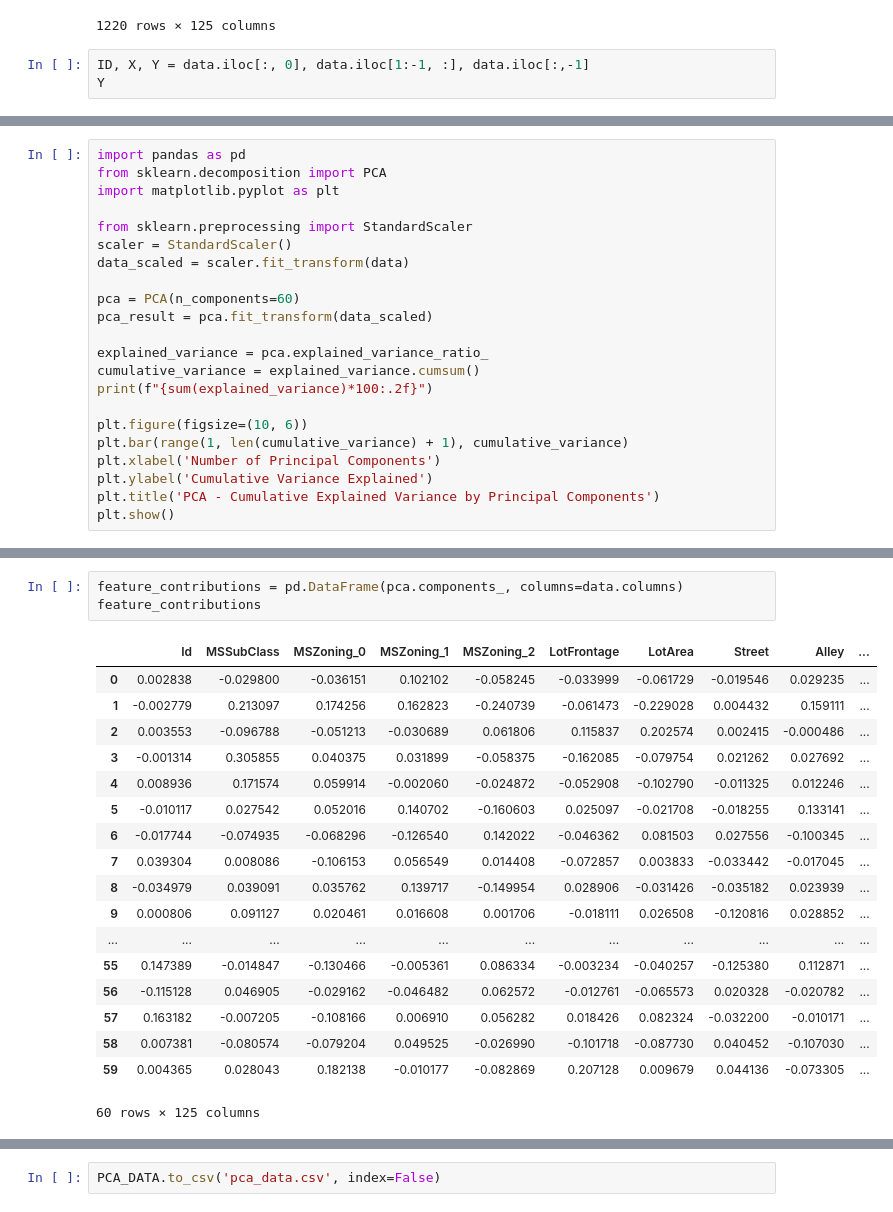
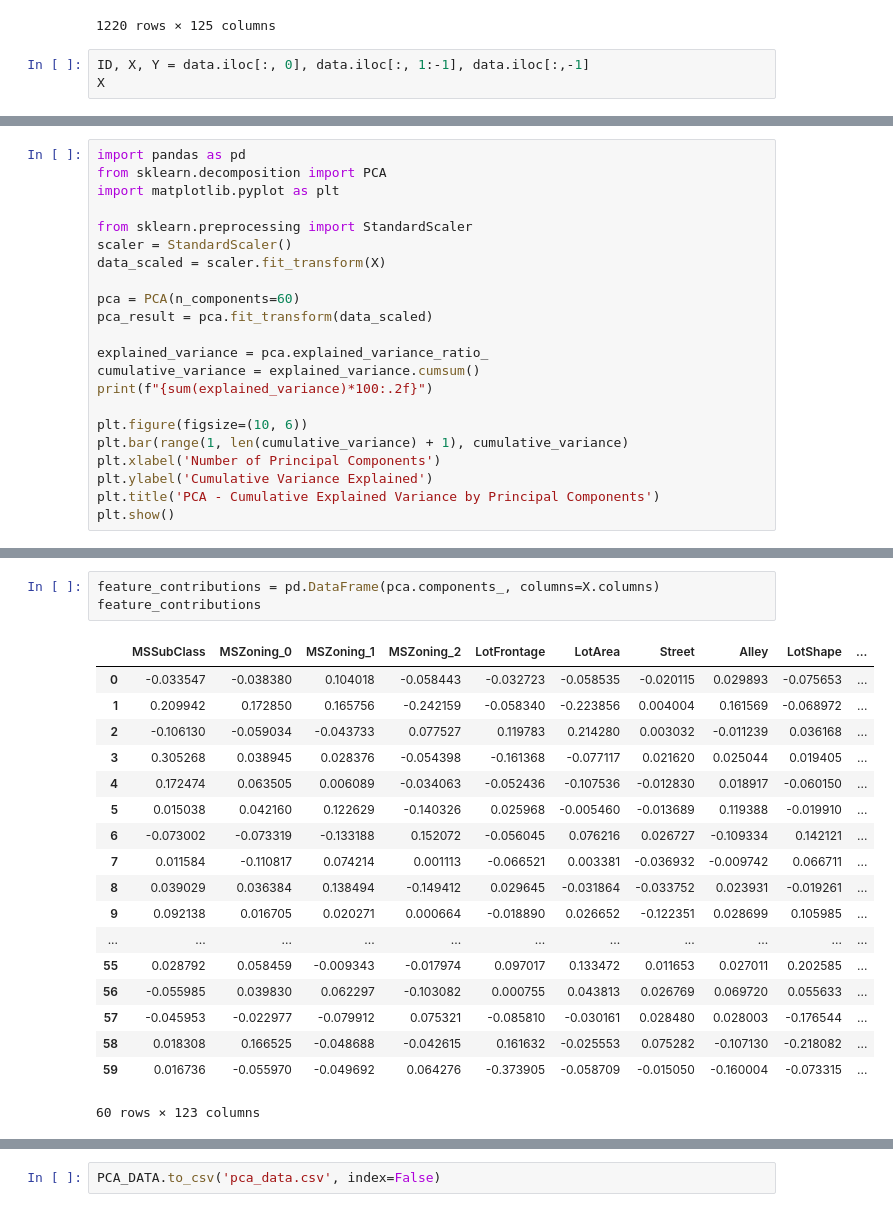
Before and after one commit to zetatiabdelhakim/Housing-Prices, a Jupyter notebook: data_visualisation.ipynb, the cells around one changed output, grey strips where cells are left out. Saved outputs shown, nothing was run; the diff lists cells and outputs as text.

```diff
--- a/data_visualisation.ipynb
+++ b/data_visualisation.ipynb
@@ -17,6 +17,6 @@ data
 | 1219 | 1460 | 20 | 0 | 0 | 1 | 75.0 | 9937 | 1 | 0 | ... |
 1220 rows × 125 columns
 # %%
-ID, X, Y = data.iloc[:, 0], data.iloc[1:-1, :], data.iloc[:,-1]
-Y
+ID, X, Y = data.iloc[:, 0], data.iloc[:, 1:-1], data.iloc[:,-1]
+X
 # %% [output]
@@ -74,7 +75,7 @@ import matplotlib.pyplot as plt
 
 from sklearn.preprocessing import StandardScaler
 scaler = StandardScaler()
-data_scaled = scaler.fit_transform(data)
+data_scaled = scaler.fit_transform(X)
 
 pca = PCA(n_components=60)
 pca_result = pca.fit_transform(data_scaled)
@@ -94,26 +95,26 @@ plt.show()
 [figure]
 # %%
-feature_contributions = pd.DataFrame(pca.components_, columns=data.columns)
+feature_contributions = pd.DataFrame(pca.components_, columns=X.columns)
 feature_contributions
 # %% [output]
-|  | Id | MSSubClass | MSZoning_0 | MSZoning_1 | MSZoning_2 | LotFrontage | LotArea | Street | Alley | ... |
-| 0 | 0.002838 | -0.029800 | -0.036151 | 0.102102 | -0.058245 | -0.033999 | -0.061729 | -0.019546 | 0.029235 | ... |
-| 1 | -0.002779 | 0.213097 | 0.174256 | 0.162823 | -0.240739 | -0.061473 | -0.229028 | 0.004432 | 0.159111 | ... |
-| 2 | 0.003553 | -0.096788 | -0.051213 | -0.030689 | 0.061806 | 0.115837 | 0.202574 | 0.002415 | -0.000486 | ... |
-| 3 | -0.001314 | 0.305855 | 0.040375 | 0.031899 | -0.058375 | -0.162085 | -0.079754 | 0.021262 | 0.027692 | ... |
-| 4 | 0.008936 | 0.171574 | 0.059914 | -0.002060 | -0.024872 | -0.052908 | -0.102790 | -0.011325 | 0.012246 | ... |
-| 5 | -0.010117 | 0.027542 | 0.052016 | 0.140702 | -0.160603 | 0.025097 | -0.021708 | -0.018255 | 0.133141 | ... |
-| 6 | -0.017744 | -0.074935 | -0.068296 | -0.126540 | 0.142022 | -0.046362 | 0.081503 | 0.027556 | -0.100345 | ... |
-| 7 | 0.039304 | 0.008086 | -0.106153 | 0.056549 | 0.014408 | -0.072857 | 0.003833 | -0.033442 | -0.017045 | ... |
-| 8 | -0.034979 | 0.039091 | 0.035762 | 0.139717 | -0.149954 | 0.028906 | -0.031426 | -0.035182 | 0.023939 | ... |
-| 9 | 0.000806 | 0.091127 | 0.020461 | 0.016608 | 0.001706 | -0.018111 | 0.026508 | -0.120816 | 0.028852 | ... |
+|  | MSSubClass | MSZoning_0 | MSZoning_1 | MSZoning_2 | LotFrontage | LotArea | Street | Alley | LotShape | ... |
+| 0 | -0.033547 | -0.038380 | 0.104018 | -0.058443 | -0.032723 | -0.058535 | -0.020115 | 0.029893 | -0.075653 | ... |
+| 1 | 0.209942 | 0.172850 | 0.165756 | -0.242159 | -0.058340 | -0.223856 | 0.004004 | 0.161569 | -0.068972 | ... |
+| 2 | -0.106130 | -0.059034 | -0.043733 | 0.077527 | 0.119783 | 0.214280 | 0.003032 | -0.011239 | 0.036168 | ... |
+| 3 | 0.305268 | 0.038945 | 0.028376 | -0.054398 | -0.161368 | -0.077117 | 0.021620 | 0.025044 | 0.019405 | ... |
+| 4 | 0.172474 | 0.063505 | 0.006089 | -0.034063 | -0.052436 | -0.107536 | -0.012830 | 0.018917 | -0.060150 | ... |
+| 5 | 0.015038 | 0.042160 | 0.122629 | -0.140326 | 0.025968 | -0.005460 | -0.013689 | 0.119388 | -0.019910 | ... |
+| 6 | -0.073002 | -0.073319 | -0.133188 | 0.152072 | -0.056045 | 0.076216 | 0.026727 | -0.109334 | 0.142121 | ... |
+| 7 | 0.011584 | -0.110817 | 0.074214 | 0.001113 | -0.066521 | 0.003381 | -0.036932 | -0.009742 | 0.066711 | ... |
+| 8 | 0.039029 | 0.036384 | 0.138494 | -0.149412 | 0.029645 | -0.031864 | -0.033752 | 0.023931 | -0.019261 | ... |
+| 9 | 0.092138 | 0.016705 | 0.020271 | 0.000664 | -0.018890 | 0.026652 | -0.122351 | 0.028699 | 0.105985 | ... |
 | ... | ... | ... | ... | ... | ... | ... | ... | ... | ... | ... |
-| 55 | 0.147389 | -0.014847 | -0.130466 | -0.005361 | 0.086334 | -0.003234 | -0.040257 | -0.125380 | 0.112871 | ... |
-| 56 | -0.115128 | 0.046905 | -0.029162 | -0.046482 | 0.062572 | -0.012761 | -0.065573 | 0.020328 | -0.020782 | ... |
-| 57 | 0.163182 | -0.007205 | -0.108166 | 0.006910 | 0.056282 | 0.018426 | 0.082324 | -0.032200 | -0.010171 | ... |
-| 58 | 0.007381 | -0.080574 | -0.079204 | 0.049525 | -0.026990 | -0.101718 | -0.087730 | 0.040452 | -0.107030 | ... |
-| 59 | 0.004365 | 0.028043 | 0.182138 | -0.010177 | -0.082869 | 0.207128 | 0.009679 | 0.044136 | -0.073305 | ... |
+| 55 | 0.028792 | 0.058459 | -0.009343 | -0.017974 | 0.097017 | 0.133472 | 0.011653 | 0.027011 | 0.202585 | ... |
+| 56 | -0.055985 | 0.039830 | 0.062297 | -0.103082 | 0.000755 | 0.043813 | 0.026769 | 0.069720 | 0.055633 | ... |
+| 57 | -0.045953 | -0.022977 | -0.079912 | 0.075321 | -0.085810 | -0.030161 | 0.028480 | 0.028003 | -0.176544 | ... |
+| 58 | 0.018308 | 0.166525 | -0.048688 | -0.042615 | 0.161632 | -0.025553 | 0.075282 | -0.107130 | -0.218082 | ... |
+| 59 | 0.016736 | -0.055970 | -0.049692 | 0.064276 | -0.373905 | -0.058709 | -0.015050 | -0.160004 | -0.073315 | ... |
-60 rows × 125 columns
+60 rows × 123 columns
 # %%
 pca_data = pd.DataFrame(pca_result, columns=[f'PC{i+1}' for i in range(pca.n_components_)])
 pca_data
```
Also changed, not shown: parts of 7 cells of this notebook, 4 other files.
